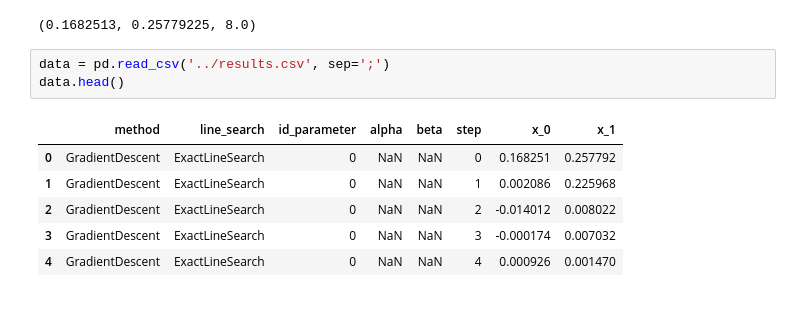
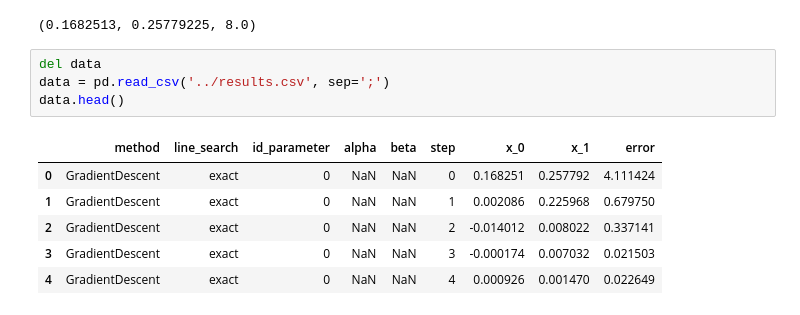
Before and after one commit to IFCE-Mestado-Ciencia-da-Computacao/Optimization-2018.1, a Jupyter notebook: homework/notebooks/Teste.ipynb, the cells around one changed output. Drawn from its saved outputs; the diff is of its cells as text.

```diff
--- a/homework/notebooks/Teste.ipynb
+++ b/homework/notebooks/Teste.ipynb
@@ -48,15 +40,16 @@ x_0, x_1, gama
 # %% [output]
 (0.1682513, 0.25779225, 8.0)
 # %%
+del data
 data = pd.read_csv('../results.csv', sep=';')
 data.head()
 # %% [output]
-|  | method | line_search | id_parameter | alpha | beta | step | x_0 | x_1 |
-| 0 | GradientDescent | ExactLineSearch | 0 | NaN | NaN | 0 | 0.168251 | 0.257792 |
-| 1 | GradientDescent | ExactLineSearch | 0 | NaN | NaN | 1 | 0.002086 | 0.225968 |
-| 2 | GradientDescent | ExactLineSearch | 0 | NaN | NaN | 2 | -0.014012 | 0.008022 |
-| 3 | GradientDescent | ExactLineSearch | 0 | NaN | NaN | 3 | -0.000174 | 0.007032 |
-| 4 | GradientDescent | ExactLineSearch | 0 | NaN | NaN | 4 | 0.000926 | 0.001470 |
+|  | method | line_search | id_parameter | alpha | beta | step | x_0 | x_1 | error |
+| 0 | GradientDescent | exact | 0 | NaN | NaN | 0 | 0.168251 | 0.257792 | 4.111424 |
+| 1 | GradientDescent | exact | 0 | NaN | NaN | 1 | 0.002086 | 0.225968 | 0.679750 |
+| 2 | GradientDescent | exact | 0 | NaN | NaN | 2 | -0.014012 | 0.008022 | 0.337141 |
+| 3 | GradientDescent | exact | 0 | NaN | NaN | 3 | -0.000174 | 0.007032 | 0.021503 |
+| 4 | GradientDescent | exact | 0 | NaN | NaN | 4 | 0.000926 | 0.001470 | 0.022649 |
 # %%
 data[['method', 'line_search']].drop_duplicates()
 # %% [output]
```
Also changed, not shown: parts of 11 cells of this notebook, 4 other files.
